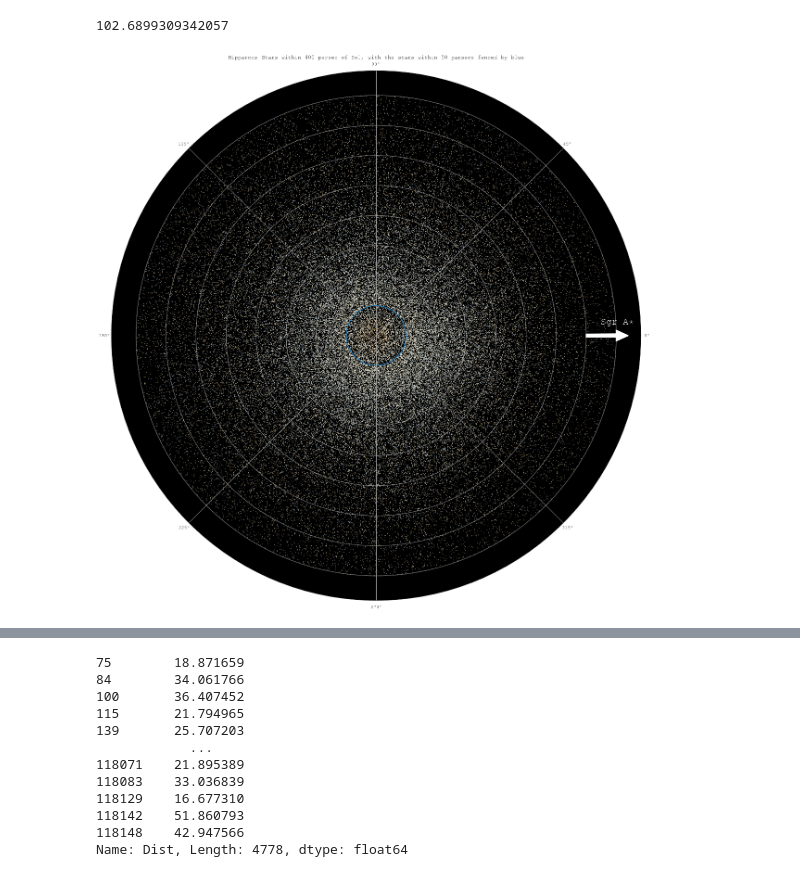
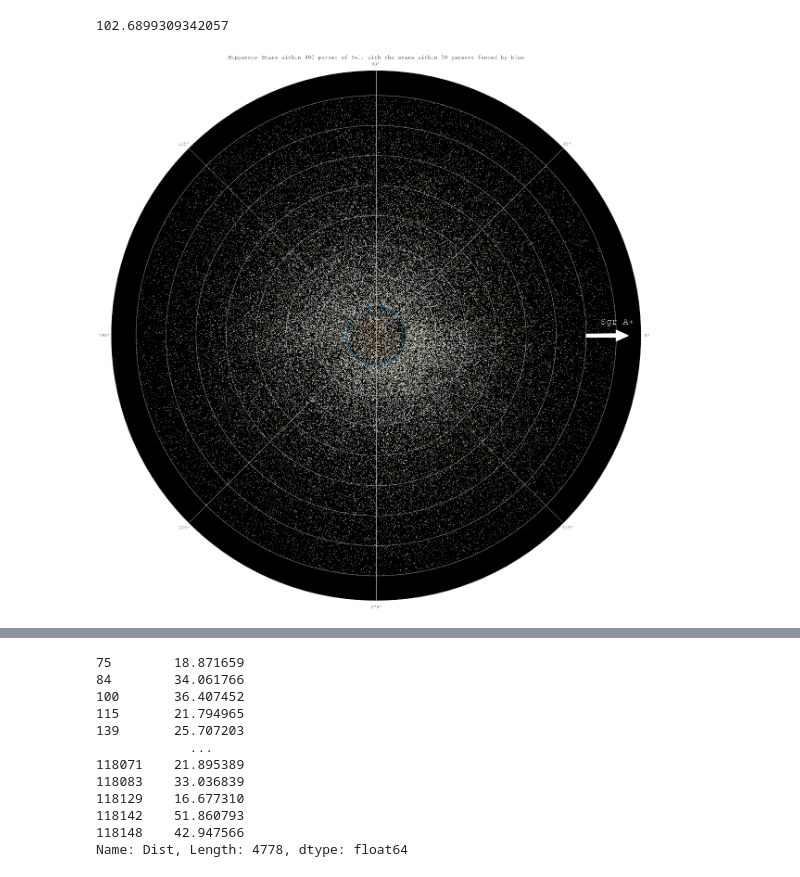
Before and after one commit to Hillcrest-R-D/AstroWorks, a Jupyter notebook: HIP_Stats.ipynb, the cells around one changed output, grey strips where cells are left out. Saved outputs shown, nothing was run; the diff lists cells and outputs as text; code cells hidden in the pictures.

```diff
--- a/HIP_Stats.ipynb
+++ b/HIP_Stats.ipynb
@@ -195,27 +195,27 @@ temp = (1/(3.93))*1000
 # %%
 fig, ax = plt.subplots(1,1, figsize=(21,21),subplot_kw={'projection': 'polar'})
 
 r = np.ones(1000)*50
 theta = np.linspace(0,2 * np.pi * 50,1000)
 
 data_max = 400
 data_min = 51
 
-ax.scatter(good_stuff.sort_values("_Glon")["_Glon"]*2*np.pi/180, good_stuff.sort_values("_Glon")["Dist"], s=.1, c=temp2rgb(good_stuff.sort_values("_Glon")["Temp"]))
-ax.scatter(data[data["Dist"] <=data_max][data["Dist"]>=data_min].sort_values("_Glon")["_Glon"]*2*np.pi/180, data[data["Dist"] <=data_max][data["Dist"]>=data_min].sort_values("_Glon")["Dist"], s=.1, c=temp2rgb(data[data["Dist"] <=data_max][data["Dist"]>=data_min].sort_values("_Glon")["Temp"]))
+ax.scatter(good_stuff.sort_values("_Glon")["_Glon"]*np.pi/180, good_stuff.sort_values("_Glon")["Dist"], s=.1, c=temp2rgb(good_stuff.sort_values("_Glon")["Temp"]))
+ax.scatter(data[data["Dist"] <=data_max][data["Dist"]>=data_min].sort_values("_Glon")["_Glon"]*np.pi/180, data[data["Dist"] <=data_max][data["Dist"]>=data_min].sort_values("_Glon")["Dist"], s=.1, c=temp2rgb(data[data["Dist"] <=data_max][data["Dist"]>=data_min].sort_values("_Glon")["Temp"]))
 ax.plot(theta, r, lw=0.1)
 ax.arrow(0,350,0,50, color="white", width=0.015, head_length=20, lw = 2, zorder=5)
 ax.text(np.pi/64,375,"Sgr A*", color = "white", fontsize = 20, fontweight = "bold")
 #ax.set_rmax(2)
 #ax.set_rticks([0.5, 1, 1.5, 2])  # Less radial ticks
 #ax.set_rlabel_position(-22.5)  # Move radial labels away from plotted line
 ax.grid(True)
 
 ax.set_title("Hipparcos Stars within 400 parsec of Sol, with the stars within 50 parsecs fenced by blue", va='bottom')
 ax.set_facecolor('black')
 plt.show()
 # %% [output]
-[figure, old version]
+[figure, new version]
 # %%
 redco = [ 1.62098281e-82, -5.03110845e-77, 6.66758278e-72, -4.71441850e-67, 1.66429493e-62, -1.50701672e-59, -2.42533006e-53, 8.42586475e-49, 7.94816523e-45, -1.68655179e-39, 7.25404556e-35, -1.85559350e-30, 3.23793430e-26, -4.00670131e-22, 3.53445102e-18, -2.19200432e-14, 9.27939743e-11, -2.56131914e-07,  4.29917840e-04, -3.88866019e-01, 3.97307766e+02]
 greenco = [ 1.21775217e-82, -3.79265302e-77, 5.04300808e-72, -3.57741292e-67, 1.26763387e-62, -1.28724846e-59, -1.84618419e-53, 6.43113038e-49, 6.05135293e-45, -1.28642374e-39, 5.52273817e-35, -1.40682723e-30, 2.43659251e-26, -2.97762151e-22, 2.57295370e-18, -1.54137817e-14, 6.14141996e-11, -1.50922703e-07,  1.90667190e-04, -1.23973583e-02,-1.33464366e+01]
```
Also changed, not shown: parts of 5 cells of this notebook, 1 other file.
